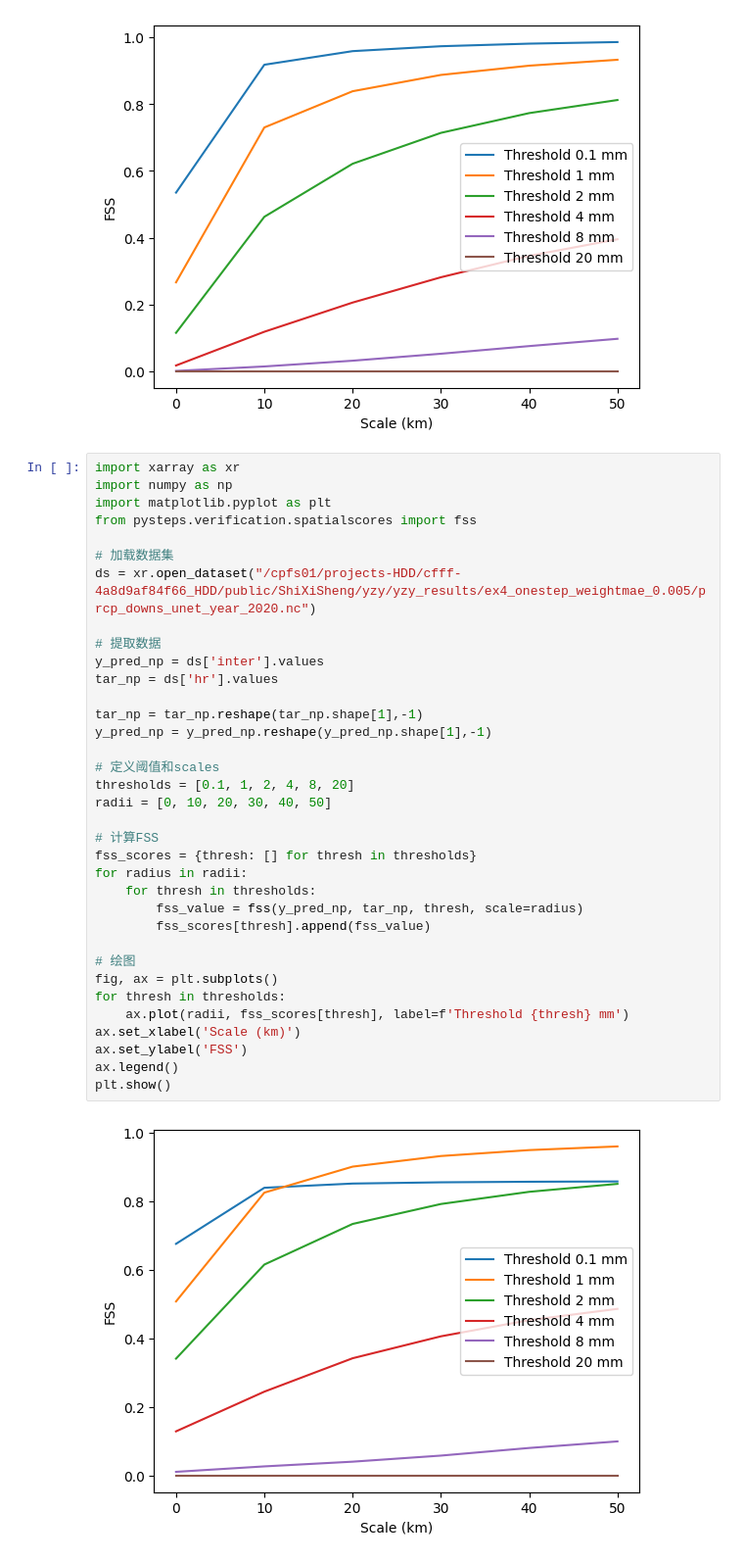
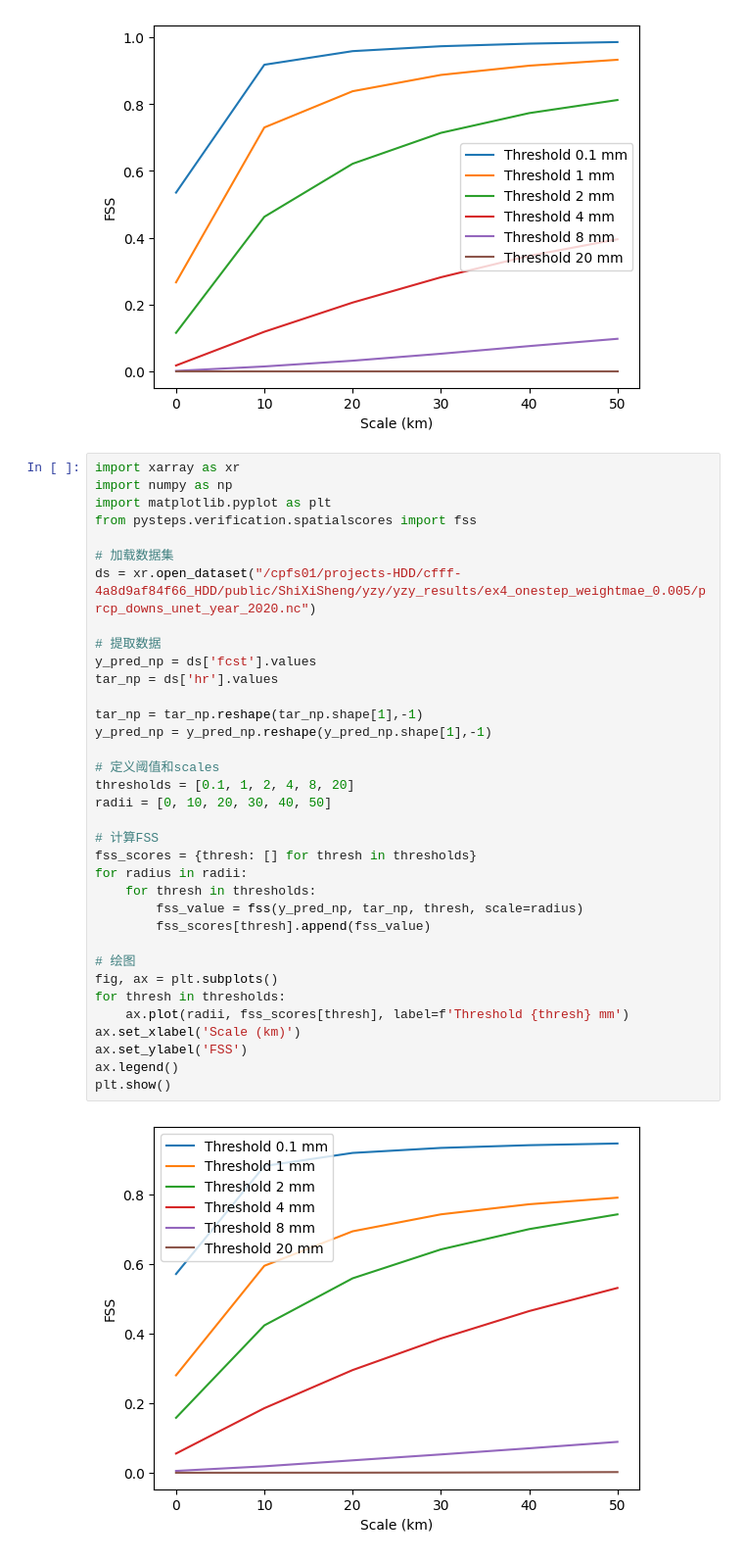
Before and after one commit to masak1112/precipitation_downscaling, a Jupyter notebook: precipitation_downscaling-bing_issue09_bias_correction/data_display.ipynb, the cells around one changed output. Shown at 98% size. Saved outputs shown, nothing was run; the diff lists cells and outputs as text.

```diff
--- a/precipitation_downscaling-bing_issue09_bias_correction/data_display.ipynb
+++ b/precipitation_downscaling-bing_issue09_bias_correction/data_display.ipynb
@@ -43,32 +43,32 @@ from pysteps.verification.spatialscores import fss
 
 # 加载数据集
 ds = xr.open_dataset("/cpfs01/projects-HDD/cfff-4a8d9af84f66_HDD/public/ShiXiSheng/yzy/yzy_results/ex4_onestep_weightmae_0.005/prcp_downs_unet_year_2020.nc")
 
 # 提取数据
-y_pred_np = ds['inter'].values
+y_pred_np = ds['fcst'].values
 tar_np = ds['hr'].values
 
 tar_np = tar_np.reshape(tar_np.shape[1],-1)
 y_pred_np = y_pred_np.reshape(y_pred_np.shape[1],-1)
 
 # 定义阈值和scales
 thresholds = [0.1, 1, 2, 4, 8, 20]
 radii = [0, 10, 20, 30, 40, 50]
 
 # 计算FSS
 fss_scores = {thresh: [] for thresh in thresholds}
 for radius in radii:
     for thresh in thresholds:
         fss_value = fss(y_pred_np, tar_np, thresh, scale=radius)
         fss_scores[thresh].append(fss_value)
 
 # 绘图
 fig, ax = plt.subplots()
 for thresh in thresholds:
     ax.plot(radii, fss_scores[thresh], label=f'Threshold {thresh} mm')
 ax.set_xlabel('Scale (km)')
 ax.set_ylabel('FSS')
 ax.legend()
 plt.show()
 # %% [output]
-[figure, old version]
+[figure, new version]
```
Also changed, not shown: parts of 2 cells of this notebook, 12 other files.
